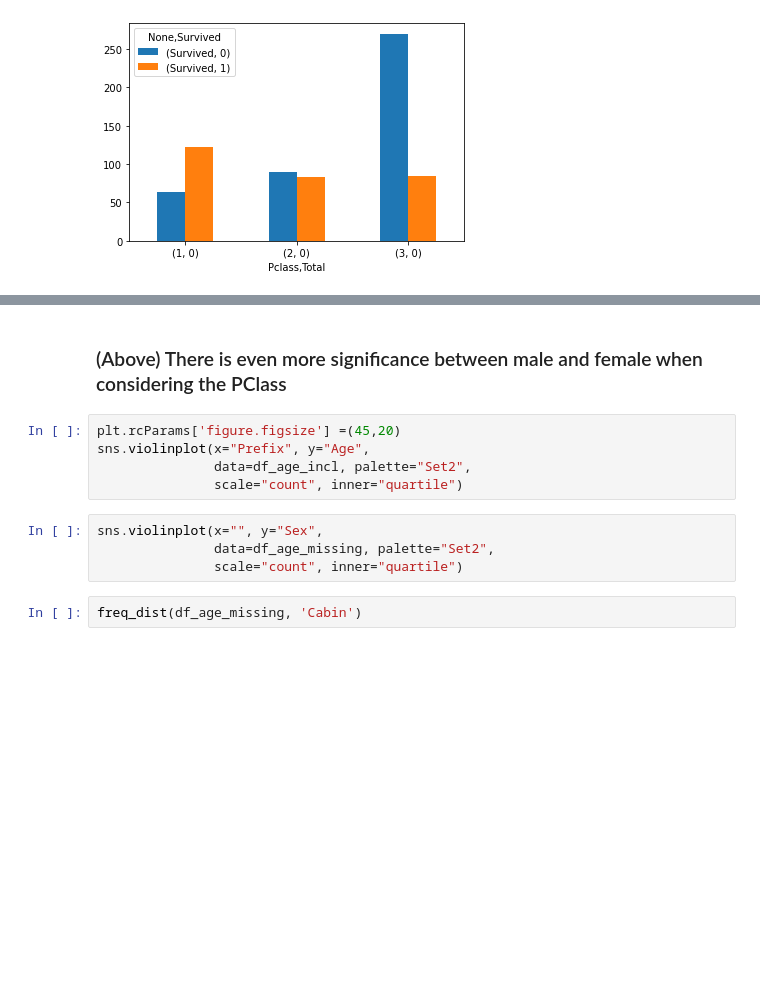
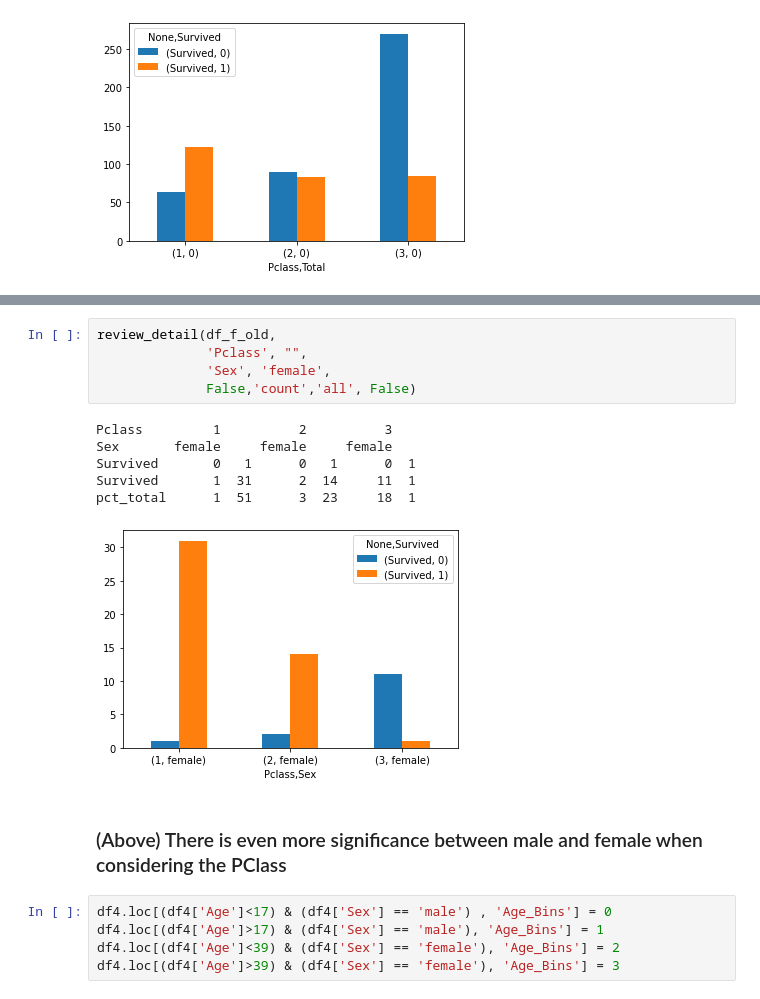
Before and after one commit to mdpurvis/kaggle_competitions, a Jupyter notebook: titanic/notebooks/01 Data Due Diligence.ipynb, the cells around one changed output, grey strips where cells are left out. Cells and saved outputs as stored; diff of their text form; blank space fills up the shorter version.

Commit message:
Update notebook for exploratory data steps

```diff
--- a/titanic/notebooks/01 Data Due Diligence.ipynb
+++ b/titanic/notebooks/01 Data Due Diligence.ipynb
@@ -455,13 +481,19 @@ pct_total      1  31      2  26     21  18
+# %%
+review_detail(df_f_old,
+              'Pclass', "",
+              'Sex', 'female',
+              False,'count','all', False)
+# %% [output]
+Pclass         1          2          3
+Sex       female     female     female
+Survived       0   1      0   1      0  1
+Survived       1  31      2  14     11  1
+pct_total      1  51      3  23     18  1
+[figure, added]
 # %% [markdown]
 ### (Above) There is even more significance between male and female when considering the PClass
-# %%
-plt.rcParams['figure.figsize'] =(45,20)
-sns.violinplot(x="Prefix", y="Age",
-               data=df_age_incl, palette="Set2",
-               scale="count", inner="quartile")
-# %%
-sns.violinplot(x="", y="Sex",
-               data=df_age_missing, palette="Set2",
-               scale="count", inner="quartile")
-# %%
-freq_dist(df_age_missing, 'Cabin')
+# %%
+df4.loc[(df4['Age']<17) & (df4['Sex'] == 'male') , 'Age_Bins'] = 0
+df4.loc[(df4['Age']>17) & (df4['Sex'] == 'male'), 'Age_Bins'] = 1
+df4.loc[(df4['Age']<39) & (df4['Sex'] == 'female'), 'Age_Bins'] = 2
+df4.loc[(df4['Age']>39) & (df4['Sex'] == 'female'), 'Age_Bins'] = 3
```
Also changed, not shown: parts of 14 cells of this notebook.
